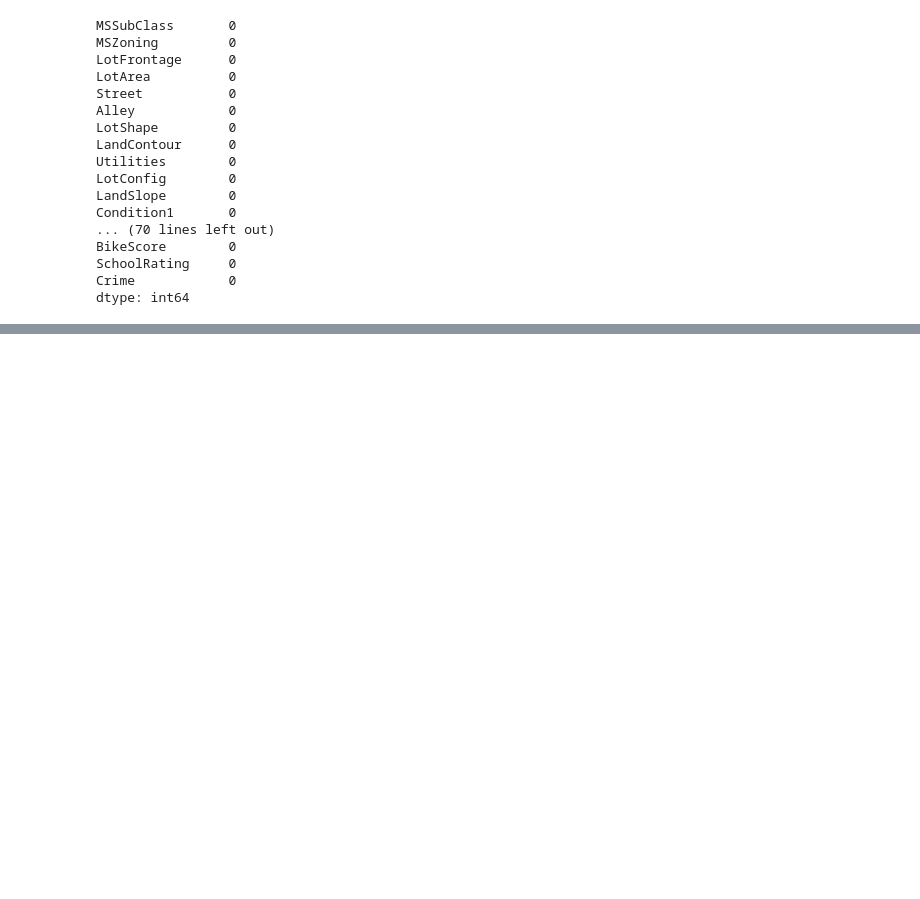
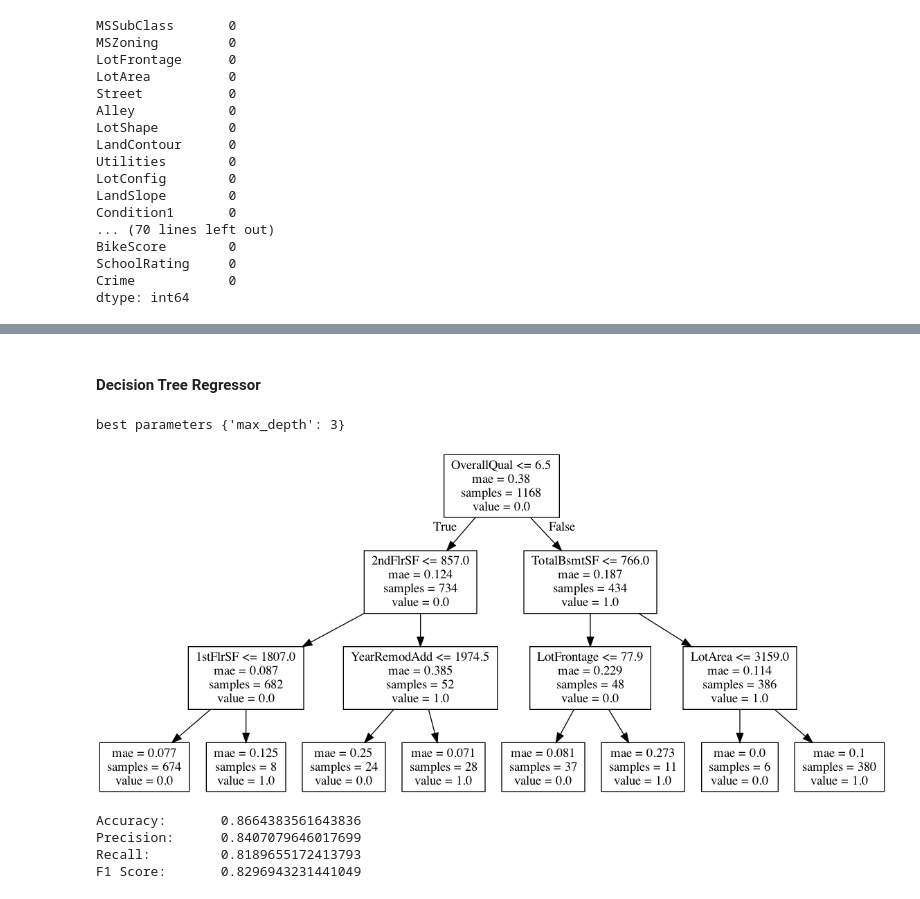
Before and after one commit to rahimrasool/housing_price, a Jupyter notebook: notebooks/classifiers.ipynb, the cells around one changed output, grey strips where cells are left out. Cells and saved outputs as stored; diff of their text form; code cells hidden in the pictures; blank space fills up the shorter version.

```diff
--- a/notebooks/classifiers.ipynb
+++ b/notebooks/classifiers.ipynb
@@ -409,0 +157,20 @@ plt.show()
+# %%
+########MODEL 1######
+##Target Variable: SalePriceAbvMean
+
+train1 = train.copy()
+test1 = test.copy()
+
+#Creating target variable for Decision Tree based on whether SalePrice is above or below mean
+train1['SalePriceAbvMean'] = 0
+train1['SalePriceAbvMean'] = (train1['SalePrice'] >= data['SalePrice'].mean()).astype('int')
+test1['SalePriceAbvMean'] = 0
+test1['SalePriceAbvMean'] = (test1['SalePrice'] >= data['SalePrice'].mean()).astype('int')
+
+train1.drop(['SalePrice'], axis=1, inplace=True)
+test1.drop(['SalePrice'], axis=1, inplace=True)
+
+features1 = train1.drop(columns=['SalePriceAbvMean'])
+target1 = train1['SalePriceAbvMean']
+features_test1 = test1.drop(columns=['SalePriceAbvMean'])
+target_test1 = test1['SalePriceAbvMean']
@@ -409,0 +366,46 @@ plt.show()
+# %% [markdown]
+#### Decision Tree Regressor
+# %%
+dt_reg1 = DecisionTreeRegressor(criterion = "mae", random_state = 0)
+
+params = {
+          'max_depth': (1,3,5)
+         }
+
+grid_dt_reg1 = GridSearchCV(estimator=dt_reg1,
+                          param_grid=params,
+                          cv=k,
+                          scoring= scoring,
+                         refit = 'accuracy')
+
+
+grid_dt_reg1.fit(features1,target1)
+
+dt_reg_best1 = DecisionTreeRegressor(criterion = "mae", random_state = 0)
+best_params_dt_reg1 = grid_dt_reg1.best_params_
+dt_reg_best1.set_params(**best_params_dt_reg1, random_state = 0)
+print('best parameters', best_params_dt_reg1)
+
+model_dt_reg1 = dt_reg_best1.fit(features1,target1)
+
+labels_dt_reg1 = features1.columns.values
+dot_data = tree.export_graphviz(model_dt_reg1, out_file=None, feature_names=labels_dt_reg1)
+
+graph = pydotplus.graph_from_dot_data(dot_data)
+Image(graph.create_png())
+# %% [output]
+best parameters {'max_depth': 3}
+[figure, added]
+# %%
+target_pred_dt_reg1 = dt_reg_best1.predict(features_test1)
+
+print("Accuracy:\t{}\nPrecision:\t{}\nRecall:\t\t{}\nF1 Score:\t{}".format(metrics.accuracy_score(target_test1, target_pred_dt_reg1),
+                                                                           metrics.precision_score(target_test1, target_pred_dt_reg1),
+                                                                           metrics.recall_score(target_test1, target_pred_dt_reg1),
+                                                                           metrics.f1_score(target_test1, target_pred_dt_reg1)
+                                                                          ))
+# %% [output]
+Accuracy:       0.8664383561643836
+Precision:      0.8407079646017699
+Recall:         0.8189655172413793
+F1 Score:       0.8296943231441049
```
Also changed, not shown: parts of 47 cells of this notebook.
